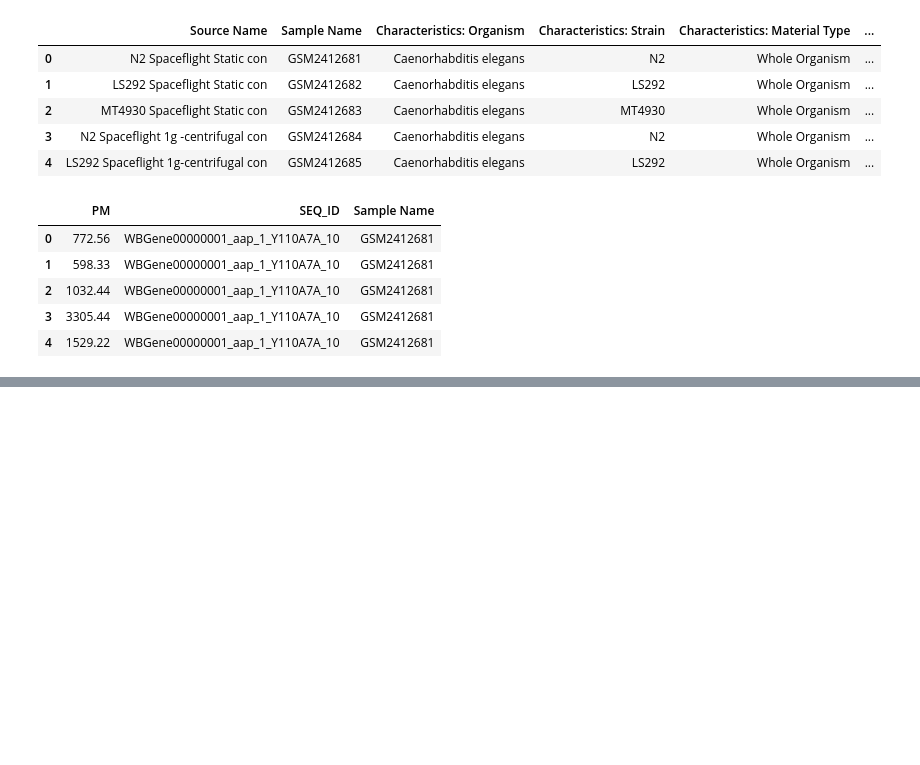
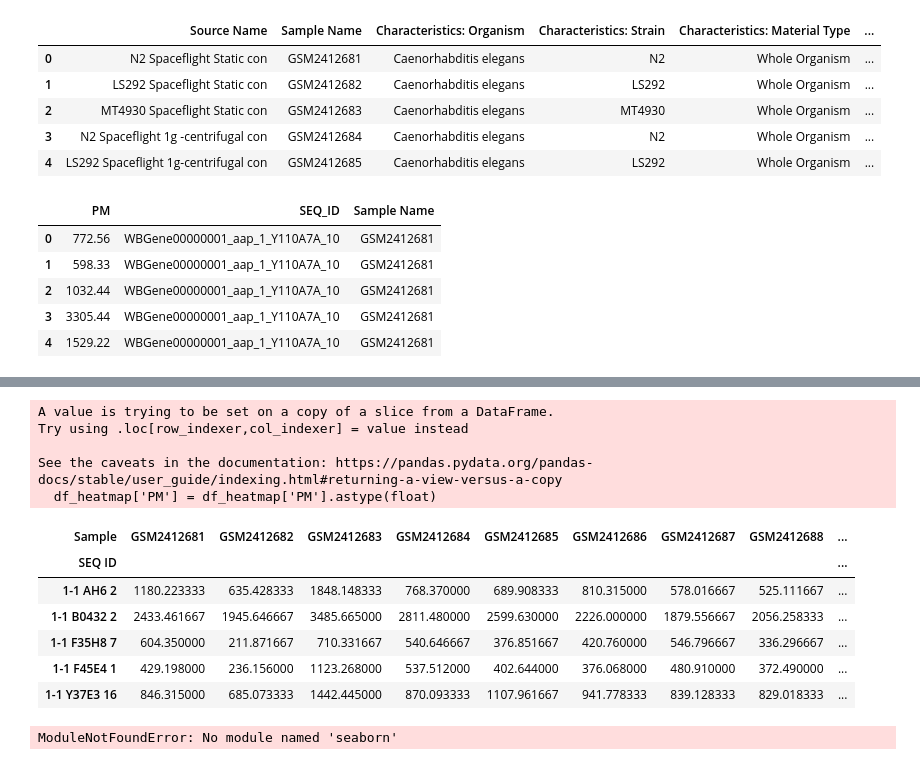
Before and after one commit to falatfernando/AnderWorm, a Jupyter notebook: solution.ipynb, the cells around one changed output, grey strips where cells are left out. Drawn from its saved outputs; the diff is of its cells as text; code cells hidden in the pictures; blank space fills up the shorter version.

Commit message:
started machine learning methods

```diff
--- a/solution.ipynb
+++ b/solution.ipynb
@@ -196,0 +232,13 @@ df = result_df1
+# %%
+# Assuming df_seq is your DataFrame
+df_seq = df_seq.rename(columns={
+    'PM': 'PM',
+    'SEQ_ID': 'SEQ ID',
+    'Sample Name': 'Sample',
+    'Characteristics: Organism': 'Organism',
+    'Characteristics: Strain': 'Strain',
+    'Factor Value: Genotype': 'Genotype',
+    'Factor Value: Altered Gravity': 'Altered Gravity',
+    'Parameter Value: Absorbed Radiation Dose': 'Absorbed Radiation Dose',
+    'Parameter Value: Sample Preservation Method': 'Preservation Method'
+})
@@ -196,0 +256,22 @@ df = result_df1
+# %%
+df_heatmap = df_seq[['PM', 'SEQ ID', 'Sample']]
+# %%
+df_heatmap['PM'] = df_heatmap['PM'].astype(float)
+# %% [output]
+A value is trying to be set on a copy of a slice from a DataFrame.
+Try using .loc[row_indexer,col_indexer] = value instead
+
+See the caveats in the documentation: https://pandas.pydata.org/pandas-docs/stable/user_guide/indexing.html#returning-a-view-versus-a-copy
+  df_heatmap['PM'] = df_heatmap['PM'].astype(float)
+# %%
+df_heatmap = df_heatmap.pivot_table(index='SEQ ID', columns='Sample', values='PM', aggfunc = 'mean')
+# %%
+df_heatmap.head()
+# %% [output]
+| Sample | GSM2412681 | GSM2412682 | GSM2412683 | GSM2412684 | GSM2412685 | GSM2412686 | GSM2412687 | GSM2412688 | ... |
+| SEQ ID |  |  |  |  |  |  |  |  | ... |
+| 1-1 AH6 2 | 1180.223333 | 635.428333 | 1848.148333 | 768.370000 | 689.908333 | 810.315000 | 578.016667 | 525.111667 | ... |
+| 1-1 B0432 2 | 2433.461667 | 1945.646667 | 3485.665000 | 2811.480000 | 2599.630000 | 2226.000000 | 1879.556667 | 2056.258333 | ... |
+| 1-1 F35H8 7 | 604.350000 | 211.871667 | 710.331667 | 540.646667 | 376.851667 | 420.760000 | 546.796667 | 336.296667 | ... |
+| 1-1 F45E4 1 | 429.198000 | 236.156000 | 1123.268000 | 537.512000 | 402.644000 | 376.068000 | 480.910000 | 372.490000 | ... |
+| 1-1 Y37E3 16 | 846.315000 | 685.073333 | 1442.445000 | 870.093333 | 1107.961667 | 941.778333 | 839.128333 | 829.018333 | ... |
@@ -196,0 +282,10 @@ df = result_df1
+# %%
+import numpy as np
+import csv
+import matplotlib
+matplotlib.use('tkagg')
+import matplotlib.pyplot as plt
+
+import seaborn as sns
+# %% [output]
+ModuleNotFoundError: No module named 'seaborn'
```
Also changed, not shown: parts of 9 cells of this notebook.
